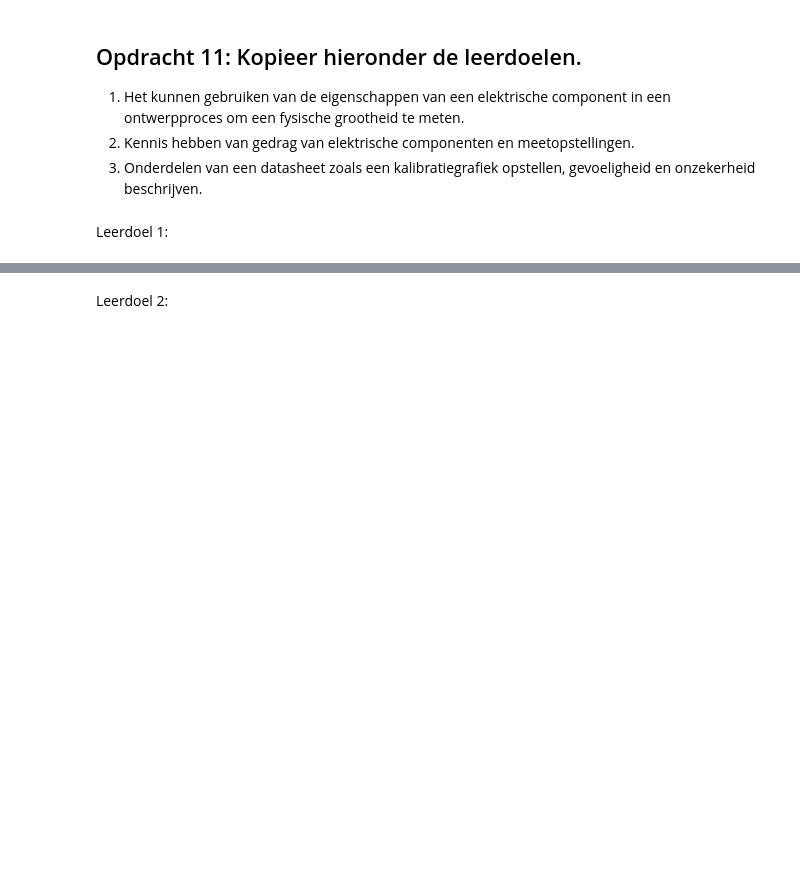
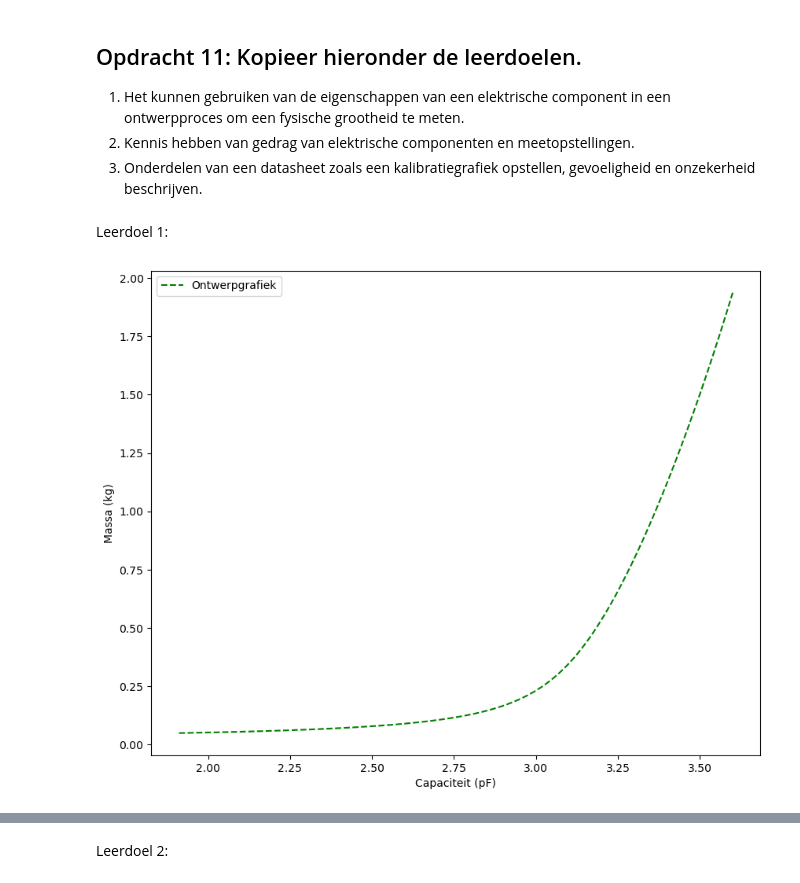
Before and after one commit to faical2354/opdrachten-DEF-D, a Jupyter notebook: FysiekeOntwerpopdrachten/2OntwerpEenSensorCondensator/DEFOntwerpopdracht2OntwerpEenSensorInvulTemplate.ipynb, the cells around one changed output, grey strips where cells are left out. Drawn from its saved outputs; the diff is of its cells as text; code cells hidden in the pictures; blank space fills up the shorter version.

```diff
--- a/FysiekeOntwerpopdrachten/2OntwerpEenSensorCondensator/DEFOntwerpopdracht2OntwerpEenSensorInvulTemplate.ipynb
+++ b/FysiekeOntwerpopdrachten/2OntwerpEenSensorCondensator/DEFOntwerpopdracht2OntwerpEenSensorInvulTemplate.ipynb
@@ -218,21 +226,30 @@ Leerdoel 1:
 # %%
 # Plot hier de verwachte ontwerpgrafiek van jullie sensoren.
 def condensator_extra_laag(m, a, b, c):
     D_0 = 0.04 #onbelaste dikte
     d1 = 0.001
     g = 9.81
     eps0 = 8.854e-12
     eps1 = 1.3 #schuim
     eps2 = 2.5
     A1 = 0.10 * 0.10 #oppervlakte plaat
     F = m * g
     #formule variabele veerconstante (parabool benadering)
     k = a*(F - b)**2 + c
     d2 = D_0 - (F/k)
     C = eps0*((eps1*(d1/(d2+d1)) + eps2*(d2/(d2+d1)))) * A1 / (d1+d2 )
     return C * 1e12
 
 # Deze functie is afgeleid uit de formule  voor de veerkracht: F=k*x.
+
+plt.figure(figsize=(10,8))
+plt.plot(condensator_extra_laag(x3, *popt2), x3, 'g--', label='Ontwerpgrafiek')
+plt.ylabel('Massa (kg)')
+plt.xlabel('Capaciteit (pF)')
+plt.legend()
+plt.show()
+# %% [output]
+[figure, added]
 # %% [markdown]
 #### Voeg hier een foto van jullie uitgewerkte  schets van de sensor die jullie gaan maken in
 ![uitgewerkte schets](schets2.jpeg)
```
Also changed, not shown: parts of 1 cell of this notebook.
